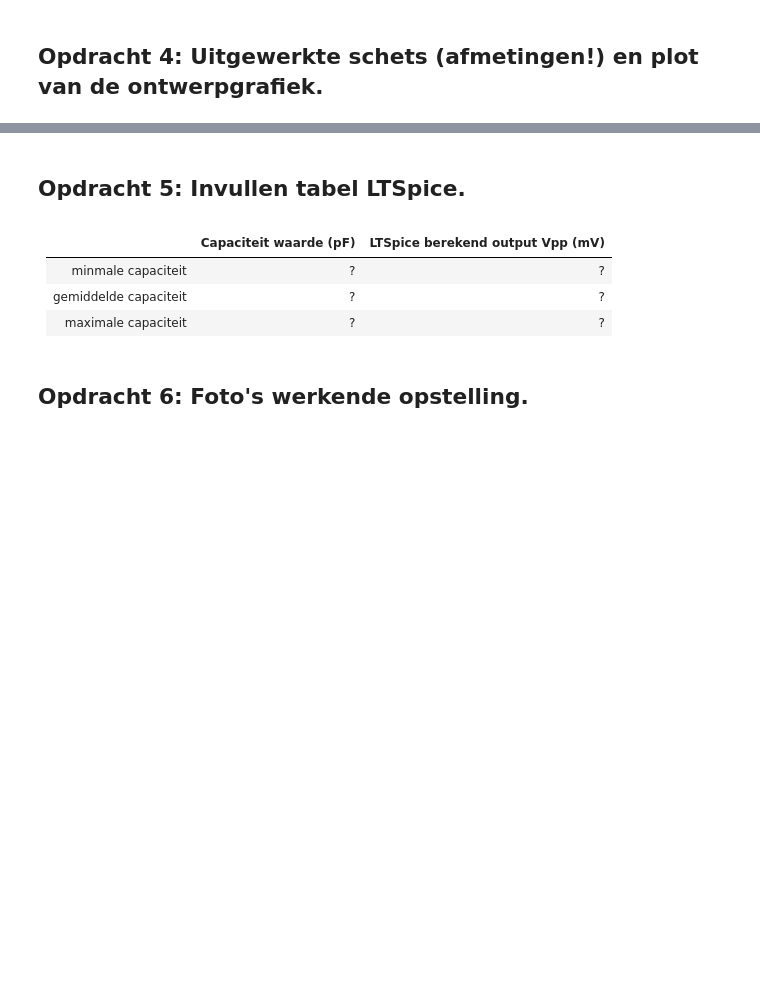
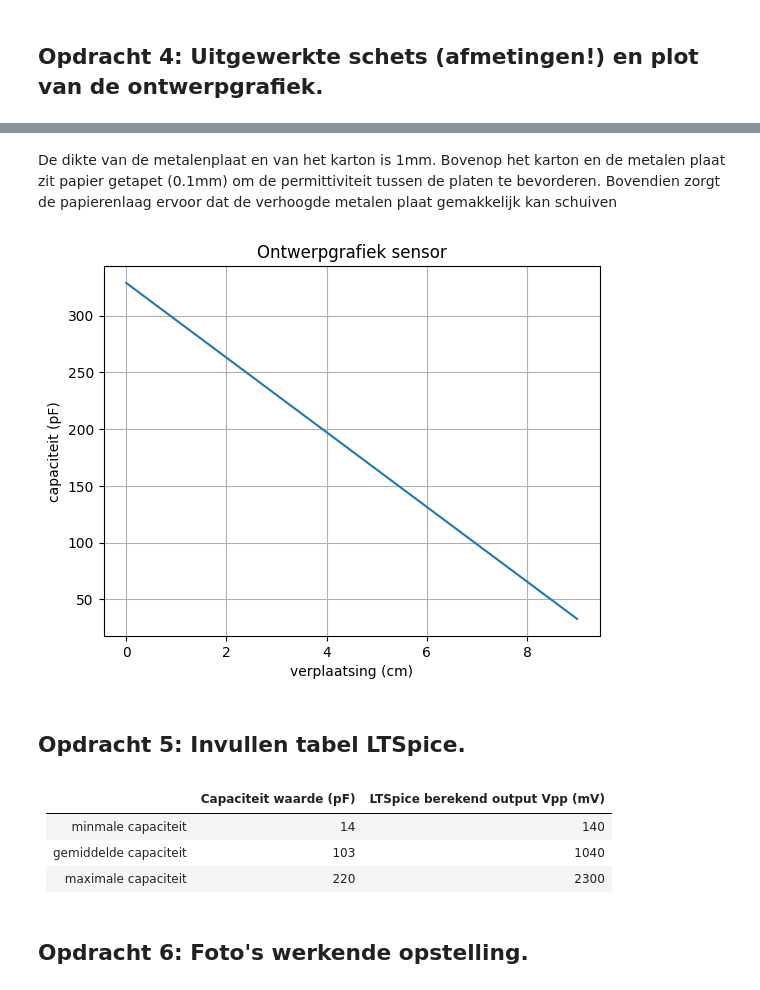
Before and after one commit to Bart-Smit/Edzard-DEFd, a Jupyter notebook: FysiekeOntwerpopdrachten/2OntwerpEenSensorCondensator/DEFOntwerpopdracht2OntwerpEenSensorInvulTemplate.ipynb, the cells around one changed output, grey strips where cells are left out. Saved outputs shown, nothing was run; the diff lists cells and outputs as text; code cells hidden in the pictures; blank space fills up the shorter version.

```diff
--- a/FysiekeOntwerpopdrachten/2OntwerpEenSensorCondensator/DEFOntwerpopdracht2OntwerpEenSensorInvulTemplate.ipynb
+++ b/FysiekeOntwerpopdrachten/2OntwerpEenSensorCondensator/DEFOntwerpopdracht2OntwerpEenSensorInvulTemplate.ipynb
@@ -24,10 +26,9 @@ Aan het einde van deze ontwerpopdracht lever je als groep één gezamenlijk note
 # constante) en als output de capaciteit van de vlakke plaat condensator met die ontwerpparameters.
 # Je gaat deze formule de rest van de dag gebruiken: controleer hem goed!
 
-def functieNaam(jouwInputs):
-    output = jouwInputs
-    return output
-
+def vlakkeplaat(A, epsilon_r, d):
+    C = 8.854e-12 * epsilon_r * A / d * 1e12
+    return C
 # Optioneel: schrijf je functie zodanig dat je arrays als input kan geven en (dus) ook arrays als output.
 # %%
 # Gebruik je formule om uit te rekenen wat je verwacht dat de capaciteit van jullie vlakke plaat condensatoren
@@ -70,11 +68,36 @@ Pas deze tekst aan: Wij gaan een sensor maken die X meet.
+# %% [markdown]
+De dikte van de metalenplaat en van het karton is 1mm. Bovenop het karton en de metalen plaat zit papier getapet (0.1mm) om de permittiviteit tussen de platen te bevorderen. Bovendien zorgt de papierenlaag ervoor dat de verhoogde metalen plaat gemakkelijk kan schuiven
+# %%
+# Plot hier de verwachte ontwerpgrafiek van jullie sensoren.
+import numpy as np
+import matplotlib.pyplot as plt
+
+er_papier = 2.6    # relatieve permittiviteit papier
+d = 0.0007         # dikte tussenlaag (papier en tape)
+breedte = 0.10     # breedte metalen plaat
+
+x = np.linspace(0, 0.09, 100)      # verplaatsing van 0 tot 9cm
+A = breedte * (0.10 - x)           # overlap neemt af van 10 cm tot 1 cm
+
+C = [vlakkeplaat(a, er_papier, d) for a in A]
+
+plt.plot(x * 100, C)
+plt.plot()
+plt.xlabel("verplaatsing (cm)")
+plt.ylabel("capaciteit (pF)")
+plt.title("Ontwerpgrafiek sensor")
+plt.grid()
+plt.show()
+# %% [output]
+[figure, added]
 # %% [markdown]
 ## Opdracht 5: Invullen tabel LTSpice.
 # %% [markdown]
 |         | Capaciteit waarde (pF)  | LTSpice berekend output Vpp (mV)|
 |-------------|-------------:|-------------:|
-| minmale capaciteit| ? |? |
-| gemiddelde capaciteit| ? |? |
-| maximale capaciteit| ? |? |
+| minmale capaciteit| 14 |140 |
+| gemiddelde capaciteit| 103 |1040 |
+| maximale capaciteit| 220 |2300 |
 # %% [markdown]
 ## Opdracht 6: Foto's werkende opstelling.
 # %% [markdown]
```
Also changed, not shown: parts of 33 cells of this notebook, 10 other files.
